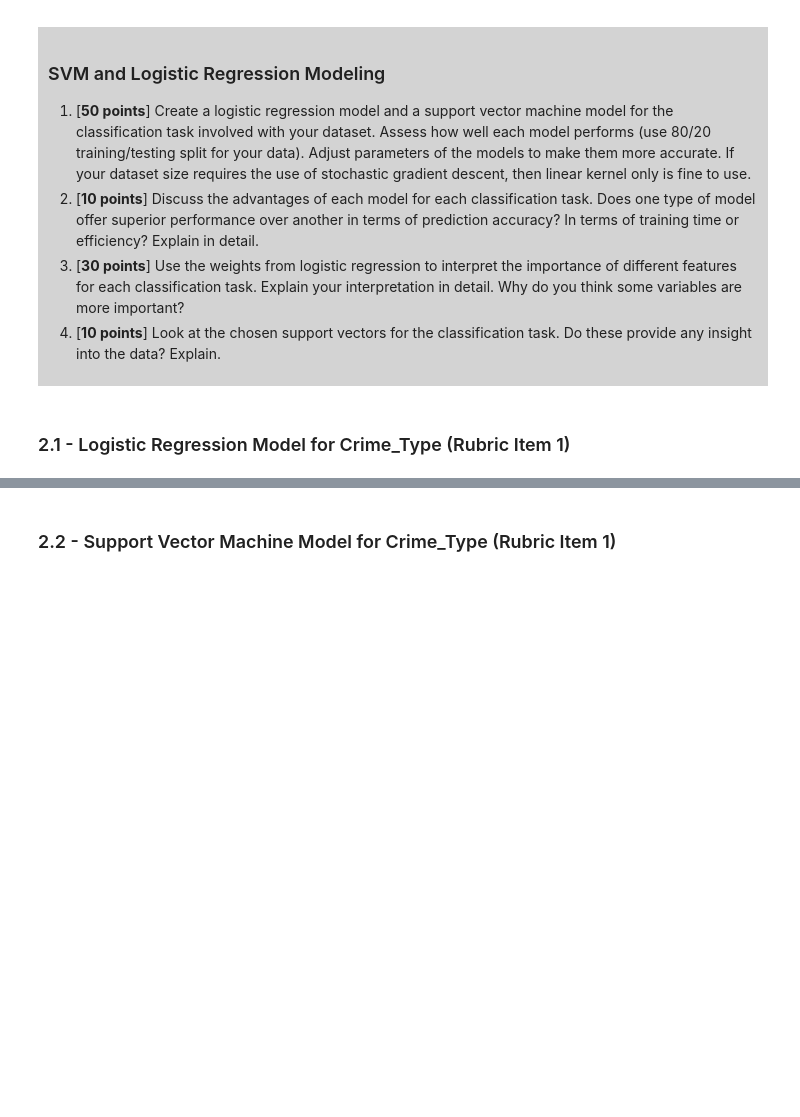
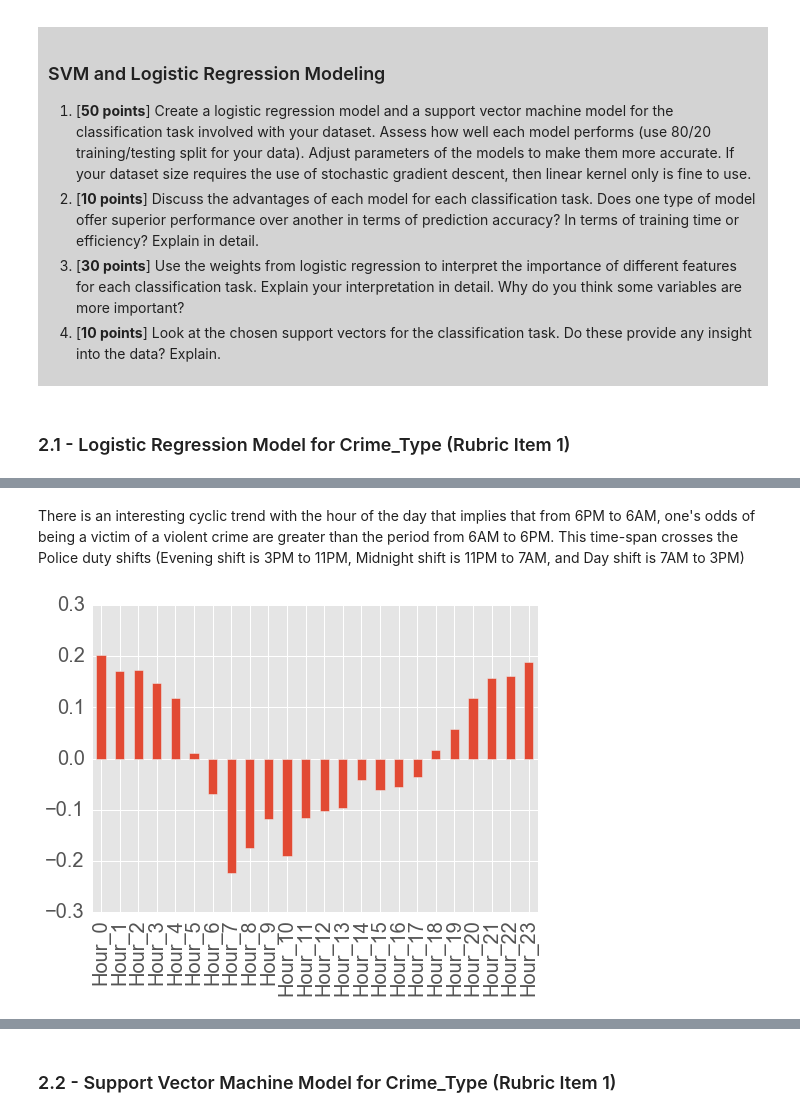
Before and after one commit to elkinst65/MSDS7331_MiniLab_DC, a Jupyter notebook: MSDS7331 DC Crime 2015.ipynb, the cells around one changed output, grey strips where cells are left out. Cells and saved outputs as stored; diff of their text form; code cells hidden in the pictures; blank space fills up the shorter version.

```diff
--- a/MSDS7331 DC Crime 2015.ipynb
+++ b/MSDS7331 DC Crime 2015.ipynb
@@ -238,0 +462,7 @@ avg / total       0.78      0.83      0.77      7298
+# %% [markdown]
+There is an interesting cyclic trend with the hour of the day that implies that from 6PM to 6AM, one's odds of being a victim of a violent crime are greater than the period from 6AM to 6PM.  This time-span crosses the Police duty shifts (Evening shift is 3PM to 11PM, Midnight shift is 11PM to 7AM, and Day shift is 7AM to 3PM)
+# %%
+weights[["Hour_0","Hour_1","Hour_2","Hour_3","Hour_4","Hour_5","Hour_6","Hour_7","Hour_8","Hour_9","Hour_10","Hour_11","Hour_12","Hour_13","Hour_14","Hour_15","Hour_16","Hour_17","Hour_18","Hour_19","Hour_20","Hour_21","Hour_22","Hour_23"]].plot(kind='bar')
+plt.show()
+# %% [output]
+[figure, added]
```
Also changed, not shown: parts of 16 cells of this notebook, 1 other file.
